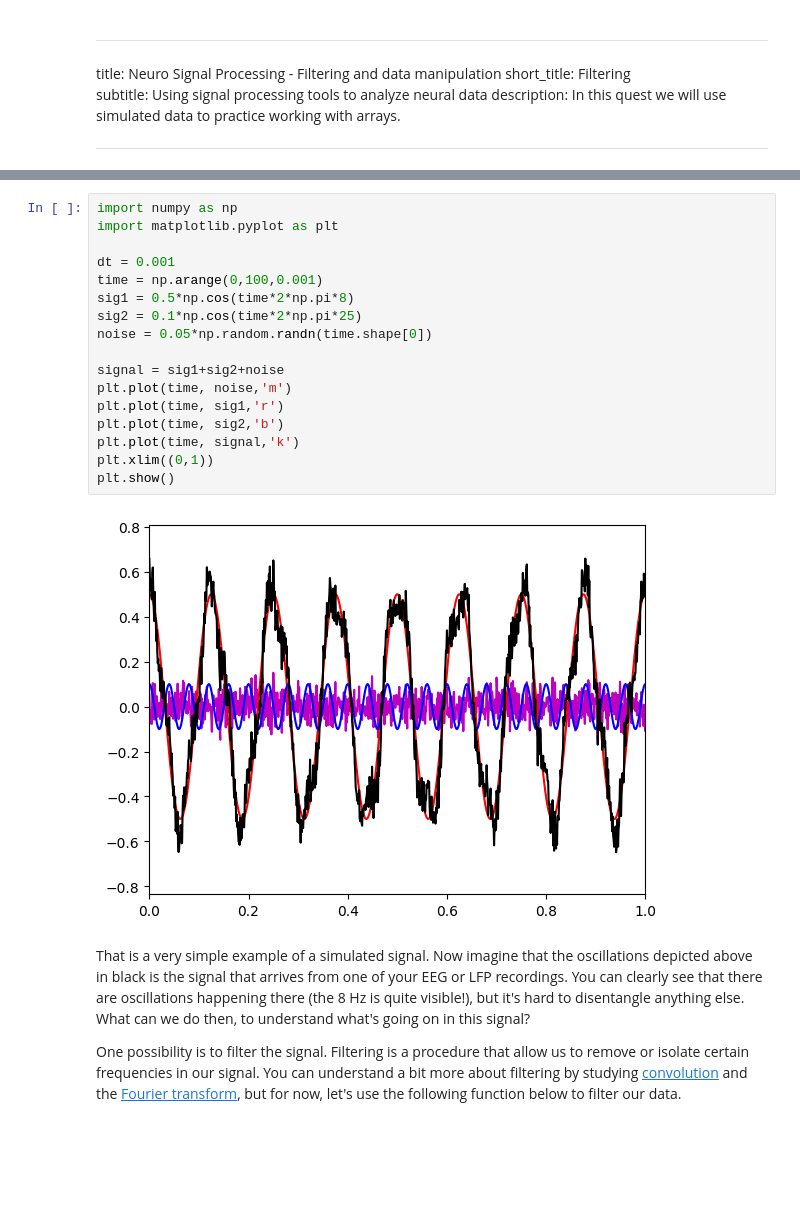
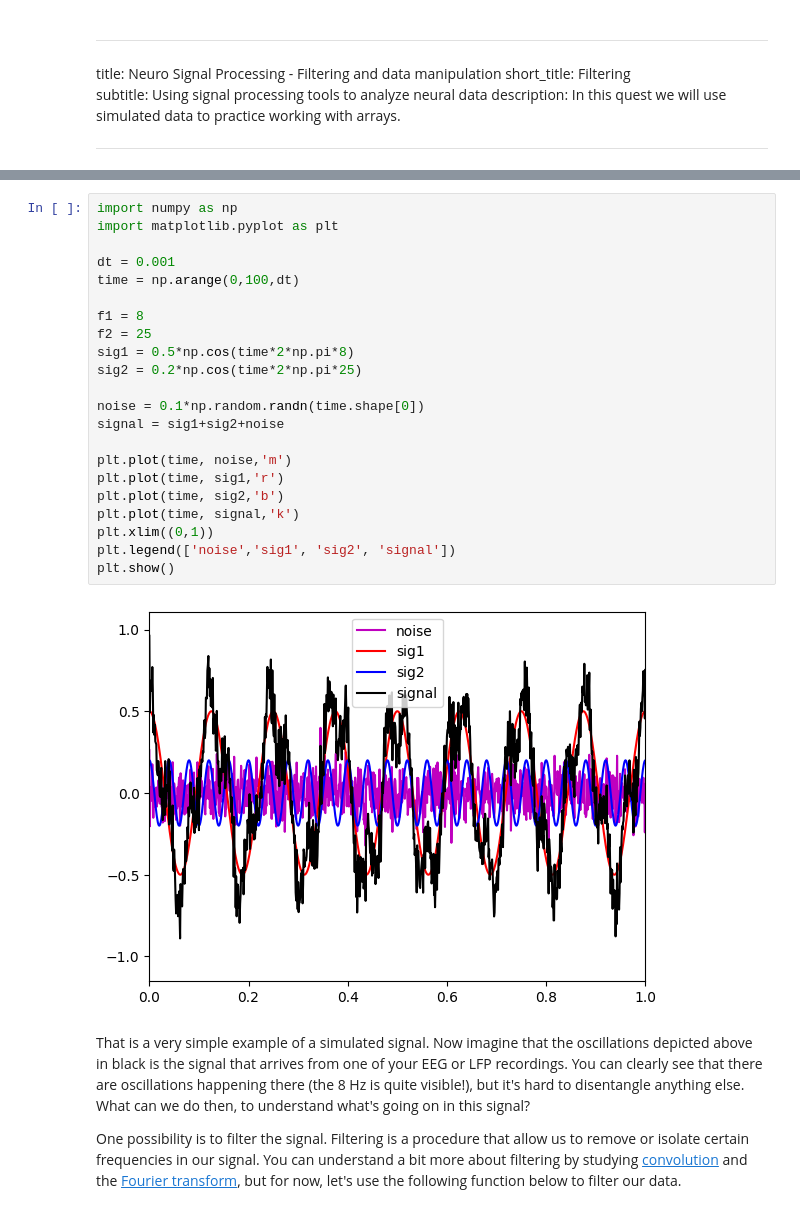
Before and after one commit to bryancsouza/Programming-Questboard, a Jupyter notebook: content/neuro-signal-01.ipynb, the cells around one changed output, grey strips where cells are left out. Drawn from its saved outputs; the diff is of its cells as text; blank space fills up the shorter version.

```diff
--- a/content/neuro-signal-01.ipynb
+++ b/content/neuro-signal-01.ipynb
@@ -108,22 +118,27 @@ plt.show()
 # %%
 import numpy as np
 import matplotlib.pyplot as plt
 
 dt = 0.001
-time = np.arange(0,100,0.001)
+time = np.arange(0,100,dt)
+
+f1 = 8
+f2 = 25
 sig1 = 0.5*np.cos(time*2*np.pi*8)
-sig2 = 0.1*np.cos(time*2*np.pi*25)
-noise = 0.05*np.random.randn(time.shape[0])
+sig2 = 0.2*np.cos(time*2*np.pi*25)
 
+noise = 0.1*np.random.randn(time.shape[0])
 signal = sig1+sig2+noise
+
 plt.plot(time, noise,'m')
 plt.plot(time, sig1,'r')
 plt.plot(time, sig2,'b')
 plt.plot(time, signal,'k')
 plt.xlim((0,1))
+plt.legend(['noise','sig1', 'sig2', 'signal'])
 plt.show()
 # %% [output]
-[figure, old version]
+[figure, new version]
 # %% [markdown]
 That is a very simple example of a simulated signal. Now imagine that the oscillations depicted above in black is the signal that arrives from one of your EEG or LFP recordings. You can clearly see that there are oscillations happening there (the 8 Hz is quite visible!), but it's hard to disentangle anything else. What can we do then, to understand what's going on in this signal?
 
```
Also changed, not shown: parts of 10 cells of this notebook, 1 other file.
